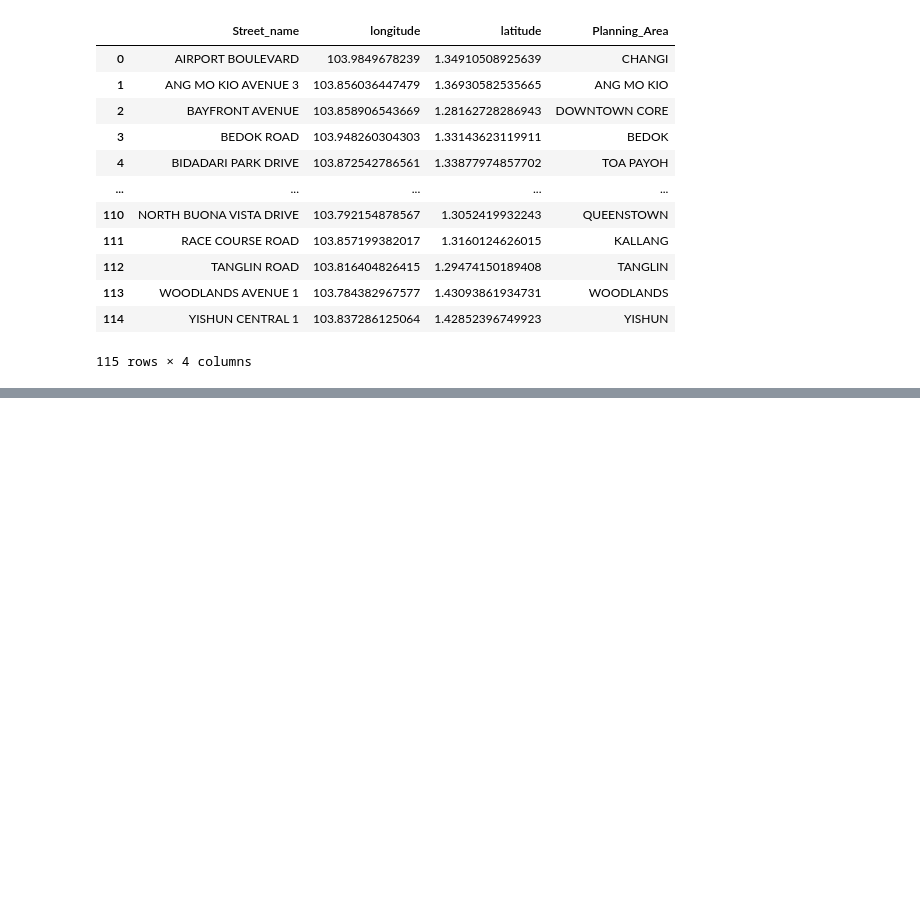
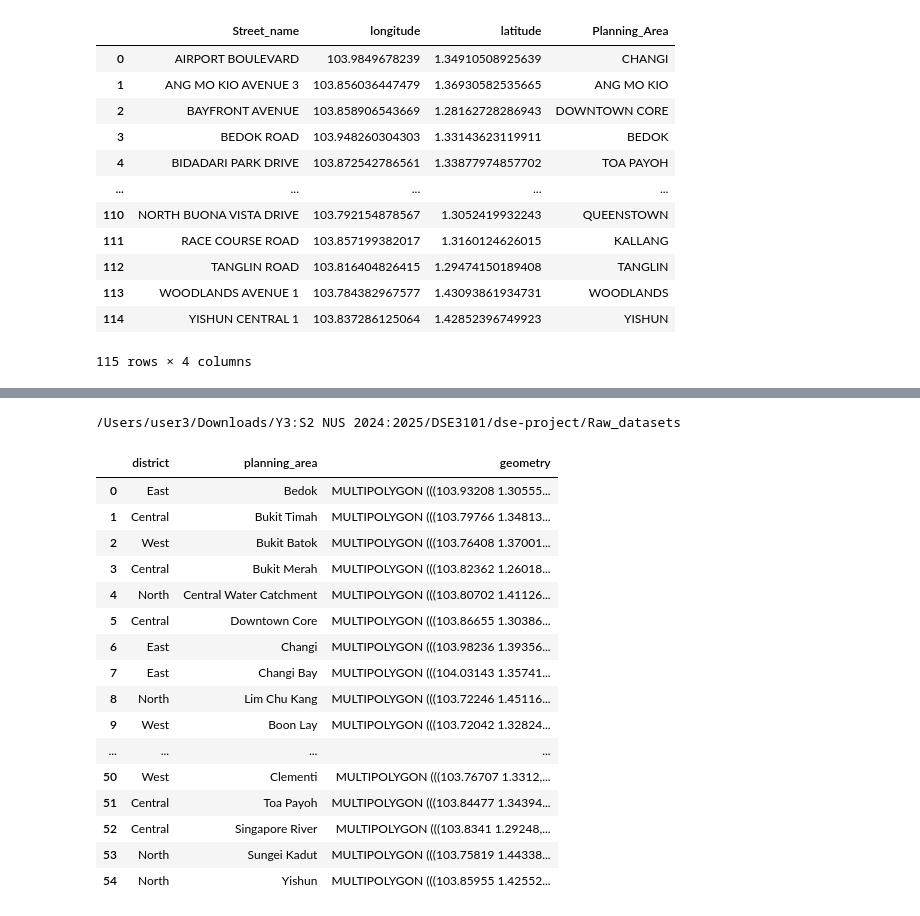
Before and after one commit to melgann/dse-project, a Jupyter notebook: Obtaining_coords_street.ipynb, the cells around one changed output, grey strips where cells are left out. Cells and saved outputs as stored; diff of their text form; code cells hidden in the pictures; blank space fills up the shorter version.

```diff
--- a/Obtaining_coords_street.ipynb
+++ b/Obtaining_coords_street.ipynb
@@ -143,0 +164,27 @@ new_df_longitude_latitude.to_csv("street_name_planning_area.csv")
+# %%
+%cd ../Raw_datasets
+import geopandas as gpd
+from shapely.geometry import MultiPolygon, Point
+import random
+
+coords_start_planning_area  = gpd.read_file('district_and_planning_area.geojson')
+coords_start_planning_area
+# %% [output]
+/Users/user3/Downloads/Y3:S2 NUS 2024:2025/DSE3101/dse-project/Raw_datasets
+|  | district | planning_area | geometry |
+| 0 | East | Bedok | MULTIPOLYGON (((103.93208 1.30555... |
+| 1 | Central | Bukit Timah | MULTIPOLYGON (((103.79766 1.34813... |
+| 2 | West | Bukit Batok | MULTIPOLYGON (((103.76408 1.37001... |
+| 3 | Central | Bukit Merah | MULTIPOLYGON (((103.82362 1.26018... |
+| 4 | North | Central Water Catchment | MULTIPOLYGON (((103.80702 1.41126... |
+| 5 | Central | Downtown Core | MULTIPOLYGON (((103.86655 1.30386... |
+| 6 | East | Changi | MULTIPOLYGON (((103.98236 1.39356... |
+| 7 | East | Changi Bay | MULTIPOLYGON (((104.03143 1.35741... |
+| 8 | North | Lim Chu Kang | MULTIPOLYGON (((103.72246 1.45116... |
+| 9 | West | Boon Lay | MULTIPOLYGON (((103.72042 1.32824... |
+| ... | ... | ... | ... |
+| 50 | West | Clementi | MULTIPOLYGON (((103.76707 1.3312,... |
+| 51 | Central | Toa Payoh | MULTIPOLYGON (((103.84477 1.34394... |
+| 52 | Central | Singapore River | MULTIPOLYGON (((103.8341 1.29248,... |
+| 53 | North | Sungei Kadut | MULTIPOLYGON (((103.75819 1.44338... |
+| 54 | North | Yishun | MULTIPOLYGON (((103.85955 1.42552... |
```
Also changed, not shown: parts of 5 cells of this notebook.
